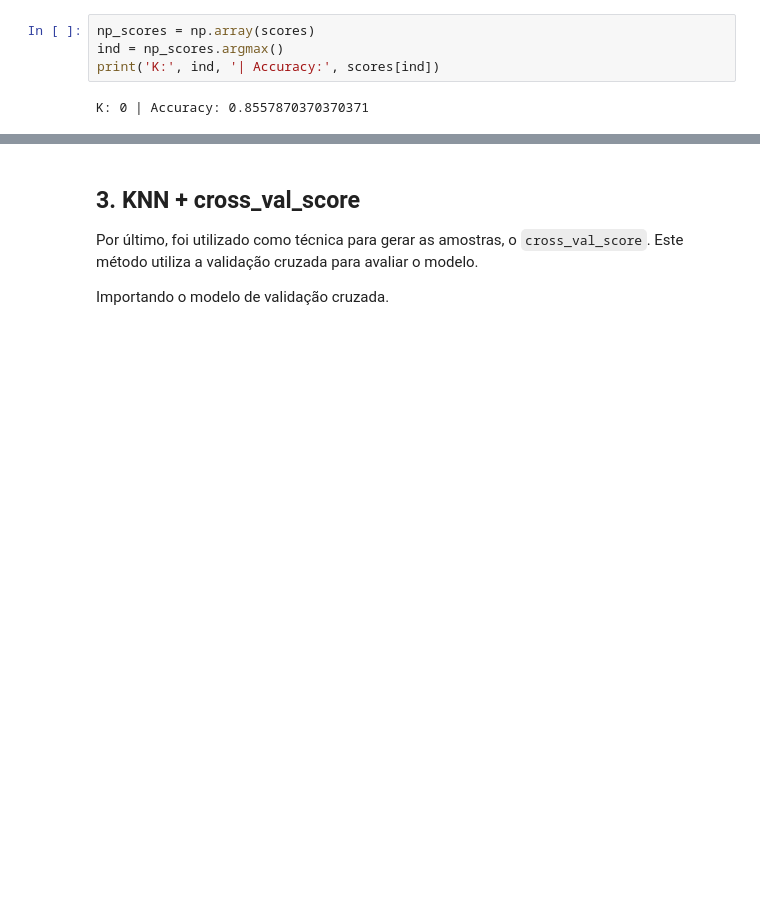
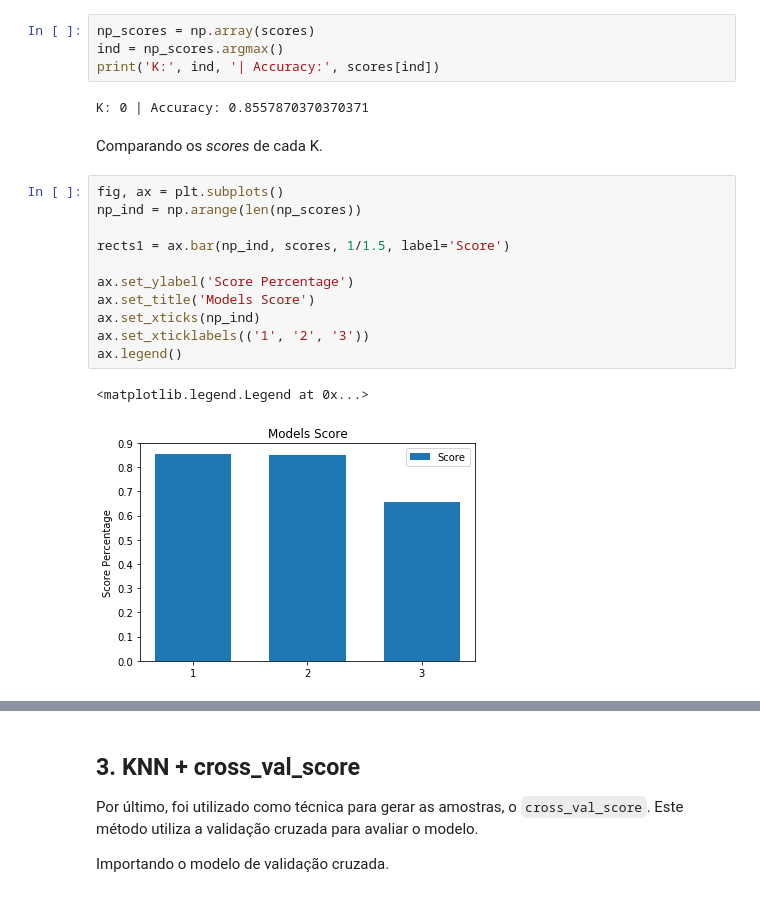
Before and after one commit to Machine-Learning-FGA/nursery, a Jupyter notebook: knn/knn_2.ipynb, the cells around one changed output, grey strips where cells are left out. Cells and saved outputs as stored; diff of their text form; blank space fills up the shorter version.

```diff
--- a/knn/knn_2.ipynb
+++ b/knn/knn_2.ipynb
@@ -184,3 +184,19 @@ ind = np_scores.argmax()
 print('K:', ind, '| Accuracy:', scores[ind])
 # %% [output]
 K: 0 | Accuracy: 0.8557870370370371
+# %% [markdown]
+Comparando os _scores_ de cada K.
+# %%
+fig, ax = plt.subplots()
+np_ind = np.arange(len(np_scores))
+
+rects1 = ax.bar(np_ind, scores, 1/1.5, label='Score')
+
+ax.set_ylabel('Score Percentage')
+ax.set_title('Models Score')
+ax.set_xticks(np_ind)
+ax.set_xticklabels(('1', '2', '3'))
+ax.legend()
+# %% [output]
+<matplotlib.legend.Legend at 0x...>
+[figure, added]
```
Also changed, not shown: parts of 7 cells of this notebook.
